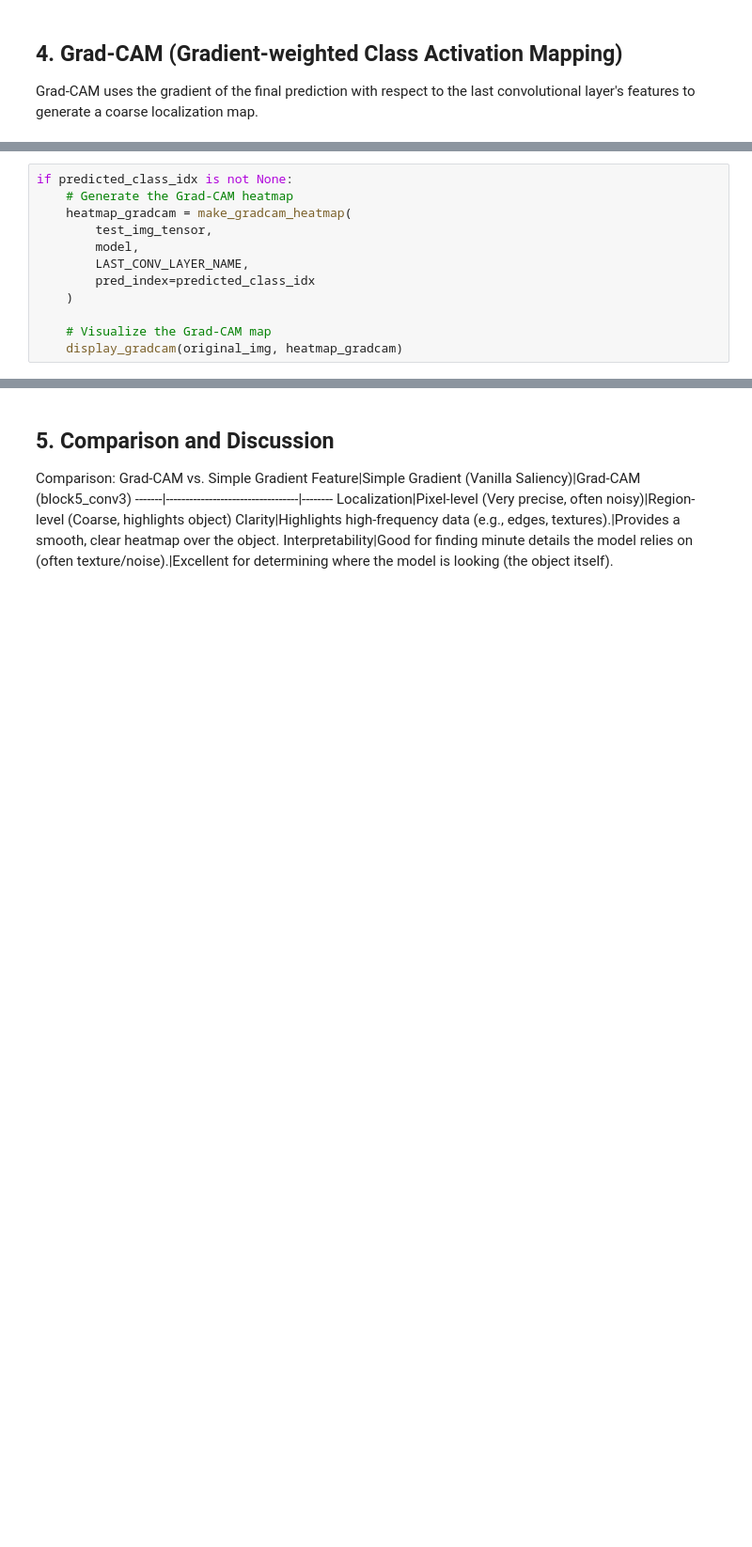
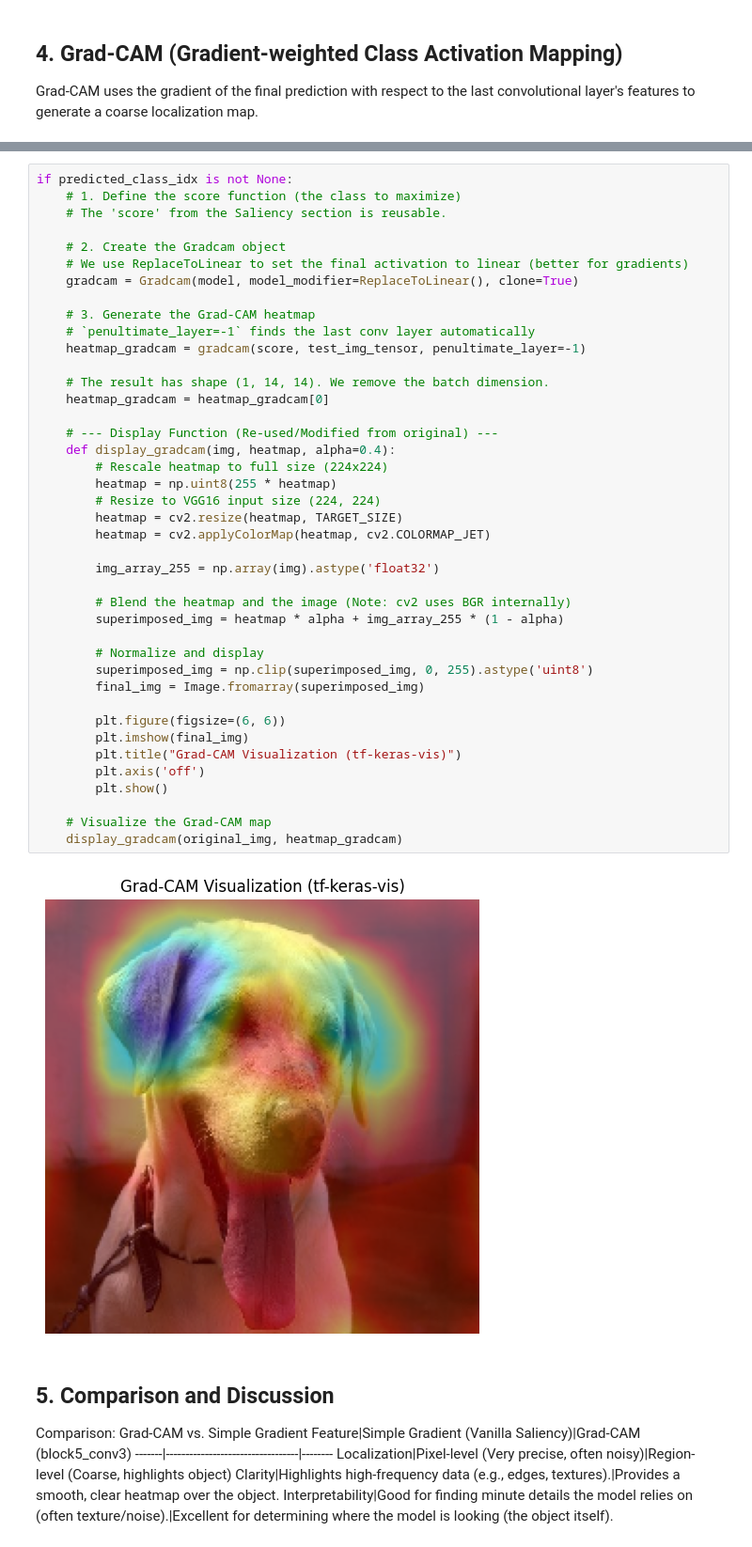
Before and after one commit to JasonL888/AI_Experiments, a Jupyter notebook: ExplainableAI/hands_on_part_B_Saliency_Grad-CAM.ipynb, the cells around one changed output, grey strips where cells are left out. Shown at 94% size. Cells and saved outputs as stored; diff of their text form; blank space fills up the shorter version.

```diff
--- a/ExplainableAI/hands_on_part_B_Saliency_Grad-CAM.ipynb
+++ b/ExplainableAI/hands_on_part_B_Saliency_Grad-CAM.ipynb
@@ -219,12 +209,0 @@ def display_gradcam(img, heatmap, alpha=0.4):
-# %%
-if predicted_class_idx is not None:
-    # Generate the Grad-CAM heatmap
-    heatmap_gradcam = make_gradcam_heatmap(
-        test_img_tensor,
-        model,
-        LAST_CONV_LAYER_NAME,
-        pred_index=predicted_class_idx
-    )
-
-    # Visualize the Grad-CAM map
-    display_gradcam(original_img, heatmap_gradcam)
@@ -236,3 +210,46 @@ Received: inputs=Tensor(shape=(1, 224, 224, 3))
+# %%
+if predicted_class_idx is not None:
+    # 1. Define the score function (the class to maximize)
+    # The 'score' from the Saliency section is reusable.
+
+    # 2. Create the Gradcam object
+    # We use ReplaceToLinear to set the final activation to linear (better for gradients)
+    gradcam = Gradcam(model, model_modifier=ReplaceToLinear(), clone=True)
+
+    # 3. Generate the Grad-CAM heatmap
+    # `penultimate_layer=-1` finds the last conv layer automatically
+    heatmap_gradcam = gradcam(score, test_img_tensor, penultimate_layer=-1)
+
+    # The result has shape (1, 14, 14). We remove the batch dimension.
+    heatmap_gradcam = heatmap_gradcam[0]
+
+    # --- Display Function (Re-used/Modified from original) ---
+    def display_gradcam(img, heatmap, alpha=0.4):
+        # Rescale heatmap to full size (224x224)
+        heatmap = np.uint8(255 * heatmap)
+        # Resize to VGG16 input size (224, 224)
+        heatmap = cv2.resize(heatmap, TARGET_SIZE)
+        heatmap = cv2.applyColorMap(heatmap, cv2.COLORMAP_JET)
+
+        img_array_255 = np.array(img).astype('float32')
+
+        # Blend the heatmap and the image (Note: cv2 uses BGR internally)
+        superimposed_img = heatmap * alpha + img_array_255 * (1 - alpha)
+
+        # Normalize and display
+        superimposed_img = np.clip(superimposed_img, 0, 255).astype('uint8')
+        final_img = Image.fromarray(superimposed_img)
+
+        plt.figure(figsize=(6, 6))
+        plt.imshow(final_img)
+        plt.title("Grad-CAM Visualization (tf-keras-vis)")
+        plt.axis('off')
+        plt.show()
+
+    # Visualize the Grad-CAM map
+    display_gradcam(original_img, heatmap_gradcam)
+# %% [output]
+[figure, added]
 # %% [markdown]
 ## 5. Comparison and Discussion
 
```
Also changed, not shown: parts of 14 cells of this notebook.
